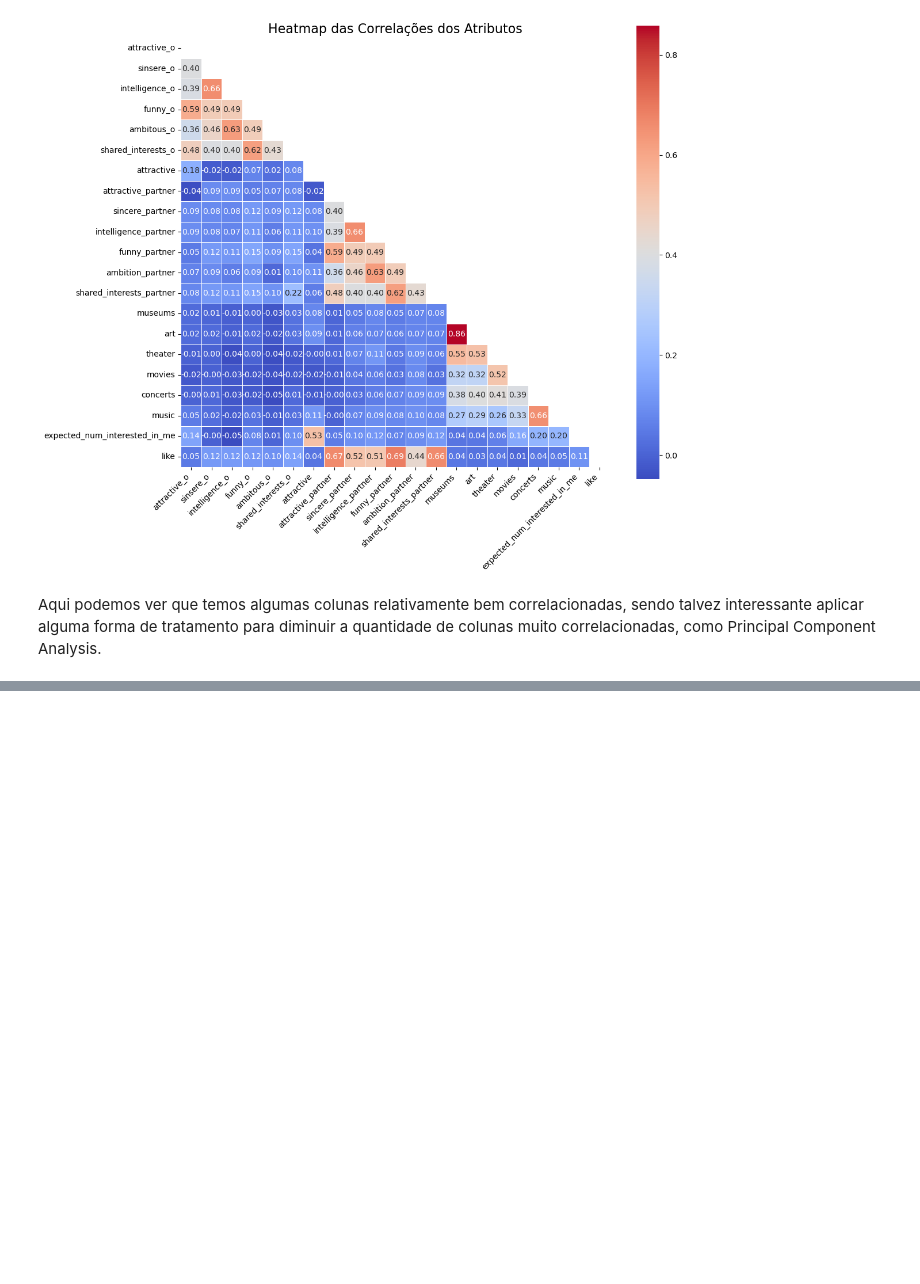
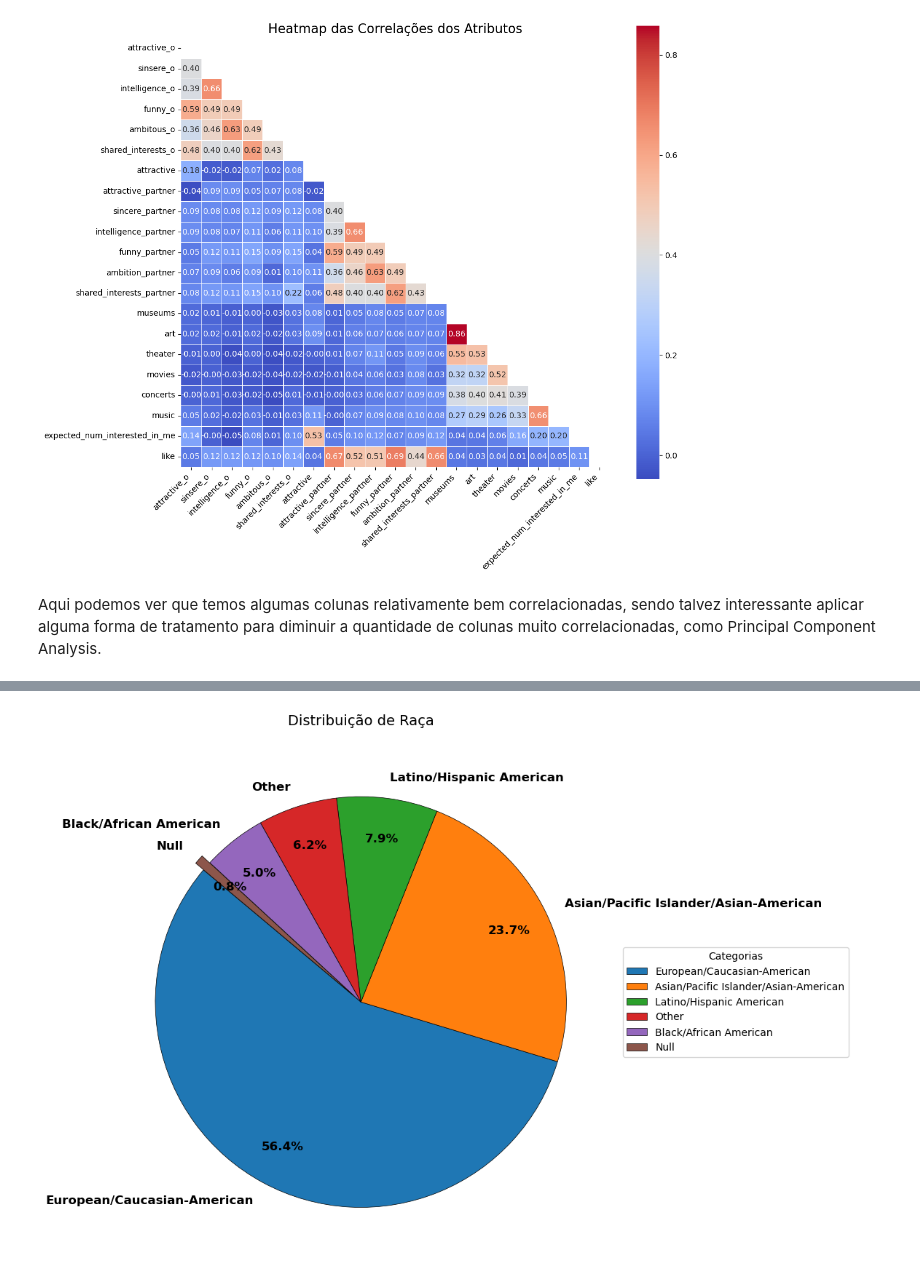
Before and after one commit to FrederickAlmeida/SpeedDating, a Jupyter notebook: EDA.ipynb, the cells around one changed output, grey strips where cells are left out. Cells and saved outputs as stored; diff of their text form; code cells hidden in the pictures; blank space fills up the shorter version.

```diff
--- a/EDA.ipynb
+++ b/EDA.ipynb
@@ -241,0 +272,50 @@ Aqui podemos ver que temos algumas colunas relativamente bem correlacionadas, se
+# %%
+# Contar a distribuição de raças, incluindo valores nulos
+pie_data = df['race'].value_counts(dropna=False)  # Inclui NaN
+
+# Renomear NaN para "Null" no índice
+pie_data.index = pie_data.index.fillna('Null')
+
+# Calcular a porcentagem de cada categoria
+total = pie_data.sum()
+threshold_percent = 5  # Define o limite para agrupamento
+
+# Filtrar categorias com >=5% e agrupar as demais em "Null"
+filtered_data = pie_data[pie_data / total * 100 >= threshold_percent].copy()
+other_sum = pie_data[pie_data / total * 100 < threshold_percent].sum()
+
+if other_sum > 0:
+    filtered_data['Null'] = other_sum  # Agrupa em "Null"
+
+# Configurações visuais
+plt.figure(figsize=(10, 8))
+explode = [0.05 if label == 'Null' else 0 for label in filtered_data.index]  # Destacar "Null"
+
+# Criar o gráfico
+wedges, texts, autotexts = plt.pie(
+    filtered_data,
+    labels=filtered_data.index,
+    autopct='%.1f%%',
+    startangle=140,  # Ângulo ajustado para melhor distribuição
+    explode=explode,
+    pctdistance=0.8,
+    textprops={'fontsize': 12, 'color': 'black', 'weight': 'bold'},
+    wedgeprops={'edgecolor': 'black', 'linewidth': 0.5},
+    labeldistance=1.1
+)
+
+# Ajustar título e legenda
+plt.title('Distribuição de Raça', fontsize=14, pad=20)
+plt.legend(
+    wedges,
+    filtered_data.index,
+    title="Categorias",
+    loc="center left",
+    bbox_to_anchor=(1, 0.5),
+    fontsize=10
+)
+
+plt.tight_layout()
+plt.show()
+# %% [output]
+[figure, added]
```
Also changed, not shown: parts of 10 cells of this notebook.
